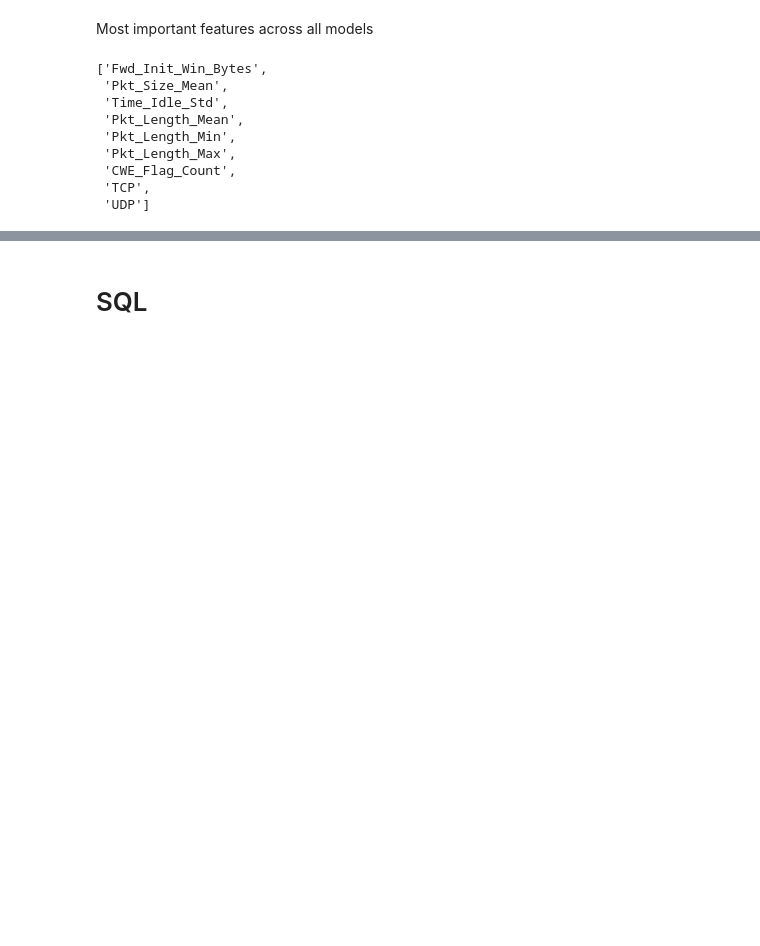
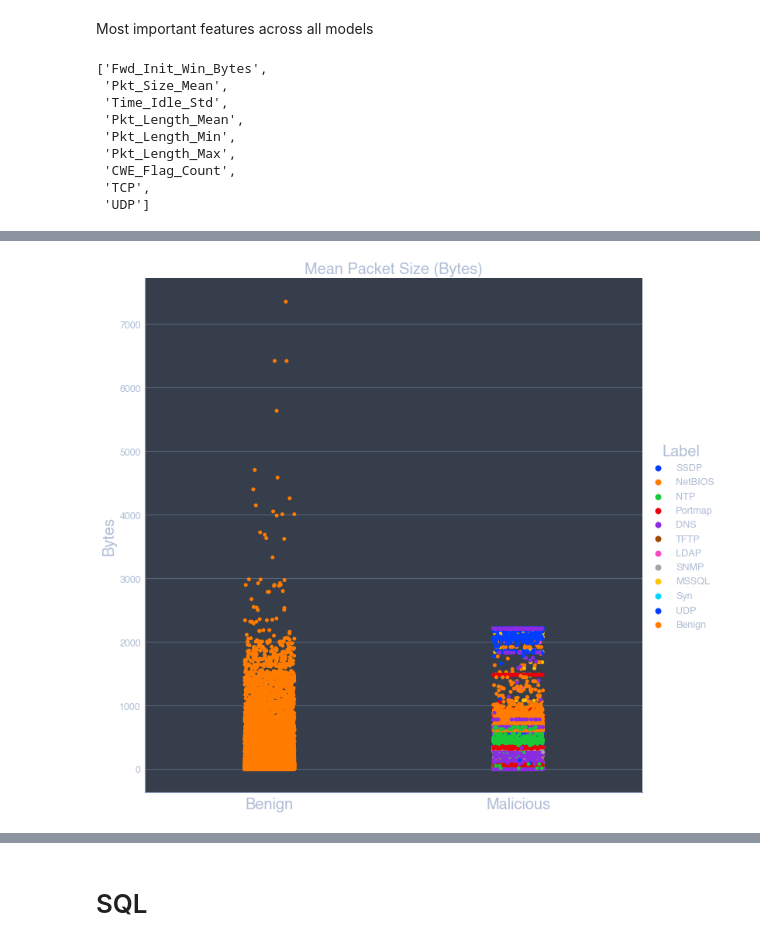
Before and after one commit to EricB10/cyberattack-detection-project, a Jupyter notebook: EDA_notebook.ipynb, the cells around one changed output, grey strips where cells are left out. Cells and saved outputs as stored; diff of their text form; code cells hidden in the pictures; blank space fills up the shorter version.

```diff
--- a/EDA_notebook.ipynb
+++ b/EDA_notebook.ipynb
@@ -163,0 +183,12 @@ p1.legend(['lda_0', 'lda_1','lda_2', 'lda_3', 'lda_4'], facecolor='white',
+# %%
+plot = sns.catplot(x='Malicious', y='Pkt_Size_Mean', hue='Label', palette='bright', data=balanced_df, height=10, aspect=1)
+
+plt.title('Mean Packet Size (Bytes)', fontsize=20)
+plt.xlabel('')
+plt.ylabel('Bytes', fontsize=20)
+plt.setp(plot._legend.get_title(), fontsize=20)
+plot.set_xticklabels(['Benign', 'Malicious'], fontsize=20)
+
+#plt.savefig('Images/Pkt_Size_Mean.png', dpi = 100, bbox_inches='tight')
+# %% [output]
+[figure, added]
```
Also changed, not shown: parts of 29 cells of this notebook, 10 other files.
